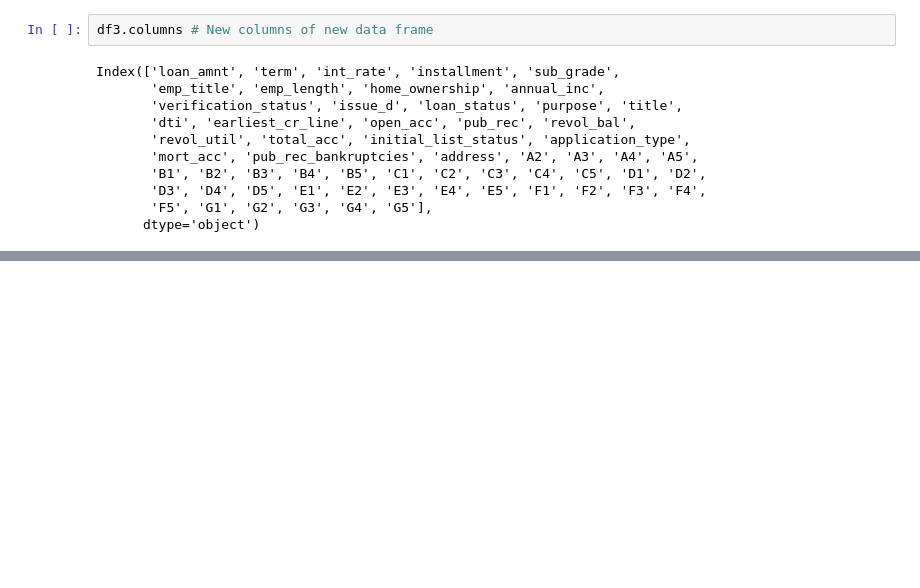
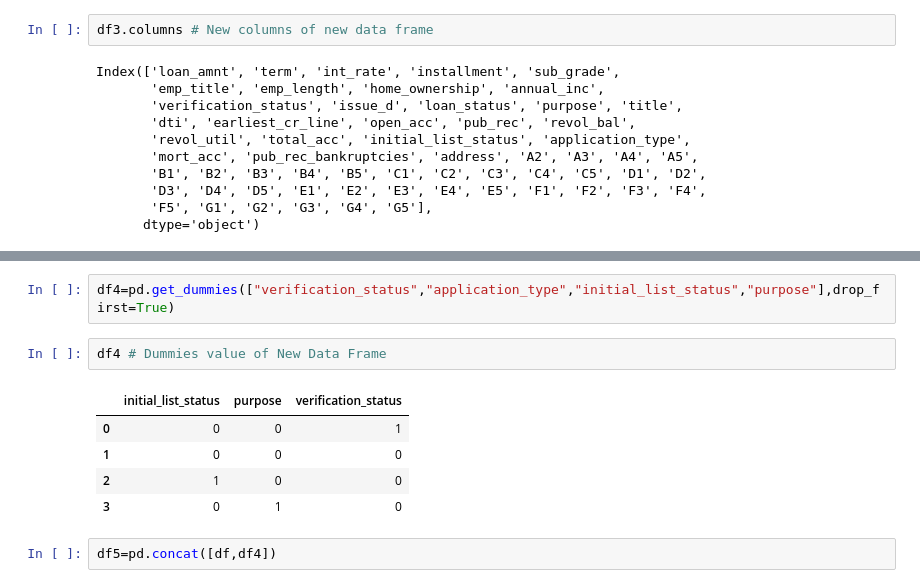
Before and after one commit to shivanipriya89/practicetensor, a Jupyter notebook: thekeras.ipynb, the cells around one changed output, grey strips where cells are left out. Saved outputs shown, nothing was run; the diff lists cells and outputs as text; blank space fills up the shorter version.

```diff
--- a/thekeras.ipynb
+++ b/thekeras.ipynb
@@ -2322,0 +2358,12 @@ Index(['loan_amnt', 'term', 'int_rate', 'installment', 'sub_grade',
+# %%
+df4=pd.get_dummies(["verification_status","application_type","initial_list_status","purpose"],drop_first=True)
+# %%
+df4 # Dummies value of New Data Frame
+# %% [output]
+|  | initial_list_status | purpose | verification_status |
+| 0 | 0 | 0 | 1 |
+| 1 | 0 | 0 | 0 |
+| 2 | 1 | 0 | 0 |
+| 3 | 0 | 1 | 0 |
+# %%
+df5=pd.concat([df,df4])
```
Also changed, not shown: parts of 8 cells of this notebook.
